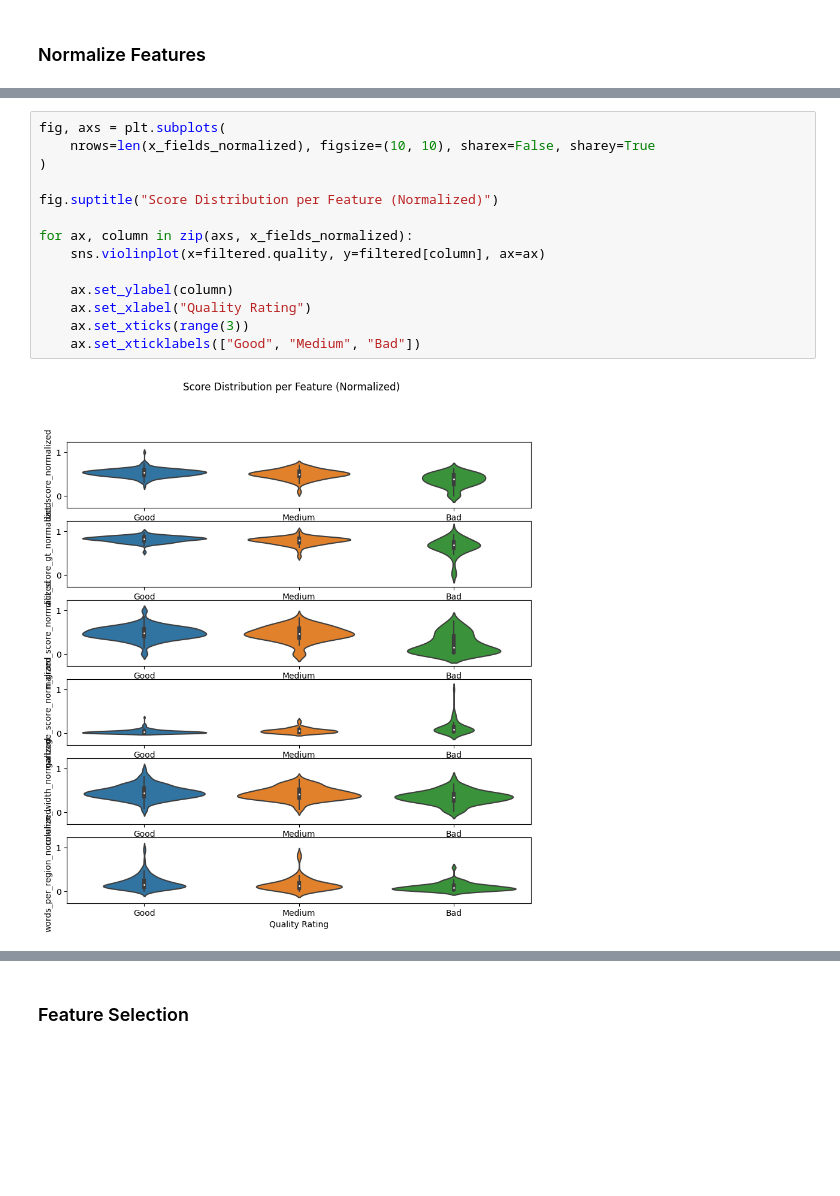
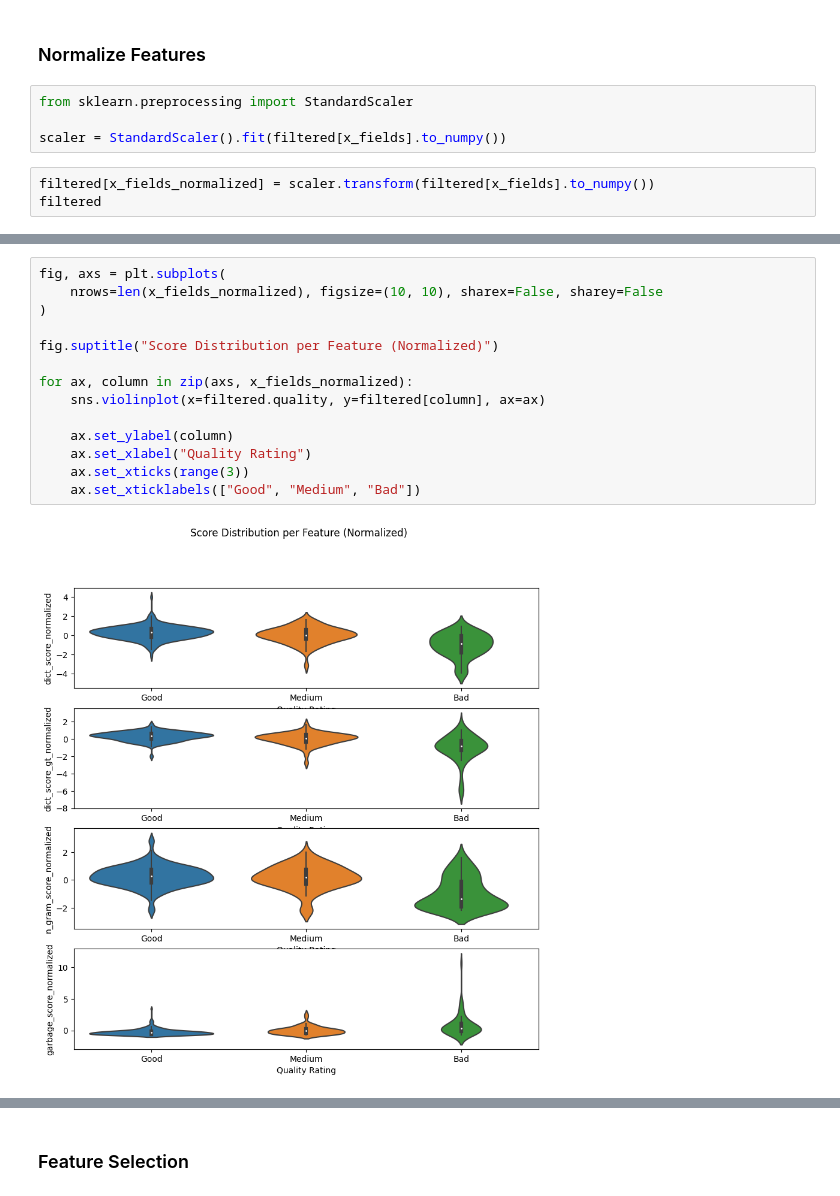
Before and after one commit to LAHTeR/nautilusocr, a Jupyter notebook: notebooks/quality.ipynb, the cells around one changed output, grey strips where cells are left out. Drawn from its saved outputs; the diff is of its cells as text; blank space fills up the shorter version.

```diff
--- a/notebooks/quality.ipynb
+++ b/notebooks/quality.ipynb
@@ -1021,3 +984,10 @@ for ax, column in zip(axs, x_fields):
 ## Classify
 # %% [markdown]
 ### Normalize Features
+# %%
+from sklearn.preprocessing import StandardScaler
+
+scaler = StandardScaler().fit(filtered[x_fields].to_numpy())
+# %%
+filtered[x_fields_normalized] = scaler.transform(filtered[x_fields].to_numpy())
+filtered
@@ -1063,19 +1071,19 @@ See the caveats in the documentation: https://pandas.pydata.org/pandas-docs/stab
 # %%
 fig, axs = plt.subplots(
-    nrows=len(x_fields_normalized), figsize=(10, 10), sharex=False, sharey=True
+    nrows=len(x_fields_normalized), figsize=(10, 10), sharex=False, sharey=False
 )
 
 fig.suptitle("Score Distribution per Feature (Normalized)")
 
 for ax, column in zip(axs, x_fields_normalized):
     sns.violinplot(x=filtered.quality, y=filtered[column], ax=ax)
 
     ax.set_ylabel(column)
     ax.set_xlabel("Quality Rating")
     ax.set_xticks(range(3))
     ax.set_xticklabels(["Good", "Medium", "Bad"])
 # %% [output]
-[figure, old version]
+[figure, new version]
 # %%
 X = filtered[x_fields_normalized]
 y = filtered[y_field]
```
Also changed, not shown: parts of 79 cells of this notebook.
